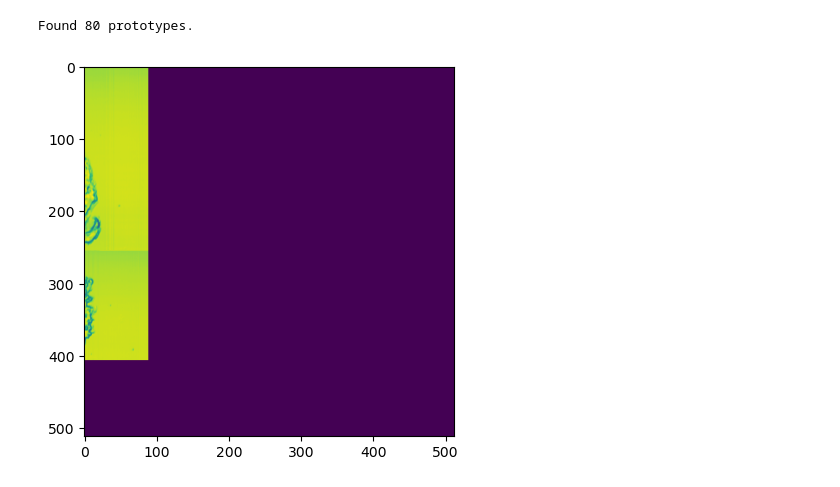
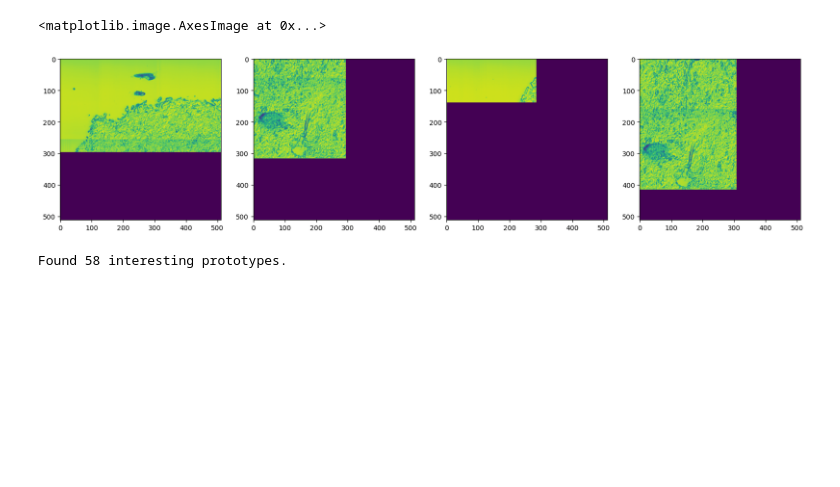
Before and after one commit to cyber-chris/this-does-not-look-like-that, a Jupyter notebook: prototype_viz.ipynb, the cells around one changed output. Drawn from its saved outputs; the diff is of its cells as text; code cells hidden in the pictures; blank space fills up the shorter version.

```diff
--- a/prototype_viz.ipynb
+++ b/prototype_viz.ipynb
@@ -29,8 +69,18 @@ len(prototypes)
+# %%
+# plot side by side
+fig, axes = plt.subplots(1, 4, figsize=(20, 5))
+axes[0].imshow(prototypes[30, :, :, 21])
+axes[1].imshow(prototypes[31, :, :, 21])
+axes[2].imshow(prototypes[36, :, :, 21])
+axes[3].imshow(prototypes[51, :, :, 21])
+# %% [output]
+<matplotlib.image.AxesImage at 0x...>
+[figure, added]
 # %%
-interesting_prototype_count = sum(np.load(prototype_path, mmap_mode='r')['region'][:, :, 0].sum() > 5 for prototype_path in prototype_paths)
+interesting_prototype_count = sum(prototype[:, :, 0].sum() > 5 for prototype in prototypes)
 print(f"Found {interesting_prototype_count} interesting prototypes.")
 # %% [output]
-Found 80 prototypes.
+Found 58 interesting prototypes.
 # %%
 @dataclass
 class BoundingBox:
@@ -110,9 +160,3 @@ def get_hne_bound(located_sample, index_within_sample, ids_to_include, bounding_
     selected_patch = patched_hne[index_within_sample]
     selected_bound = selected_patch[:, bounding_box_bounds[0]:bounding_box_bounds[1], bounding_box_bounds[2]:bounding_box_bounds[3]]
     return selected_bound.permute(1, 2, 0).numpy()  # Convert to HWC format for visualization
-# %%
-bounding_box = bounding_box_data[1]
-plt.imshow(prototypes[1][:, :, 21])
-plt.show()
-# %% [output]
-[figure, removed]
```
Also changed, not shown: parts of 11 cells of this notebook.
